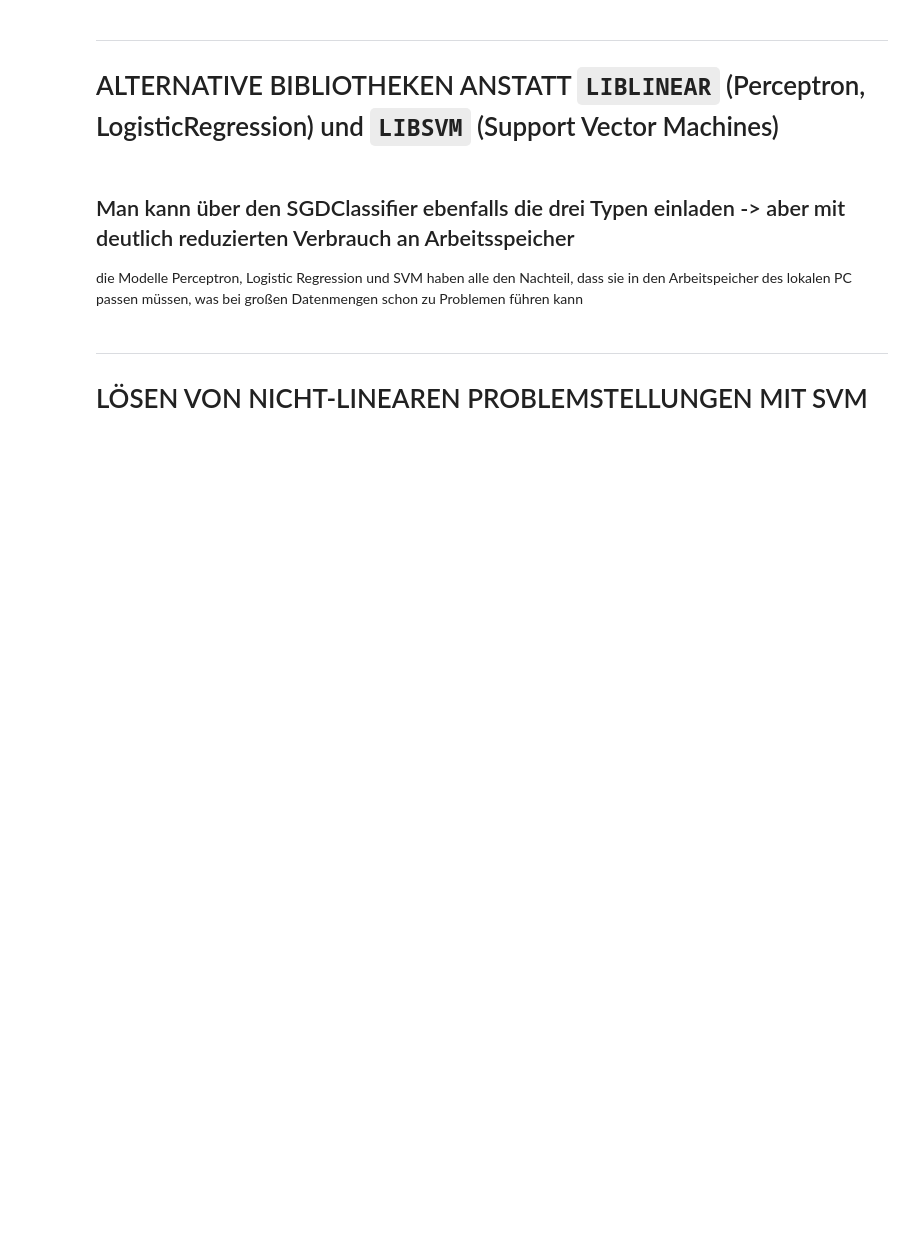
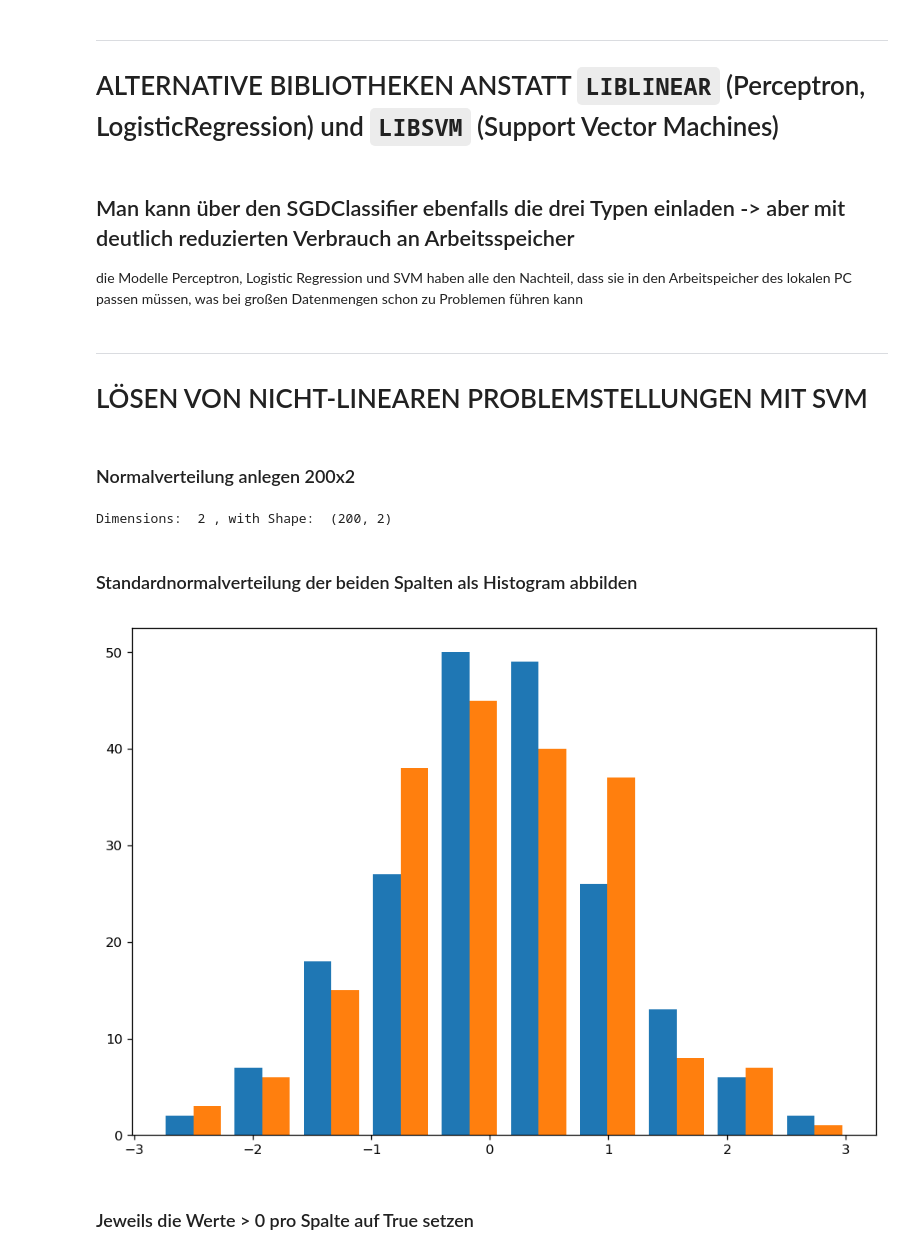
Before and after one commit to asw-analytics/ml_with_python, a Jupyter notebook: sklearn_SVM_classification_on_iris_dataset.ipynb, the cells around one changed output. Saved outputs shown, nothing was run; the diff lists cells and outputs as text; code cells hidden in the pictures; blank space fills up the shorter version.

```diff
--- a/sklearn_SVM_classification_on_iris_dataset.ipynb
+++ b/sklearn_SVM_classification_on_iris_dataset.ipynb
@@ -141,3 +141,21 @@ ppn = SGDClassifier(loss='perceptron')
 # %% [markdown]
 ---
 # LÖSEN VON NICHT-LINEAREN PROBLEMSTELLUNGEN MIT SVM
+# %% [markdown]
+### Normalverteilung anlegen 200x2
+# %%
+np.random.seed(1)
+X_xor = np.random.randn(200, 2)
+print("Dimensions: ", X_xor.ndim, ", with Shape: ", X_xor.shape)
+# %% [output]
+Dimensions:  2 , with Shape:  (200, 2)
+# %% [markdown]
+### Standardnormalverteilung der beiden Spalten als Histogram abbilden
+# %%
+figure(figsize=(10,7), dpi=120)
+plt.hist(X_xor)
+plt.show()
+# %% [output]
+[figure, added]
+# %% [markdown]
+### Jeweils die Werte > 0 pro Spalte auf True setzen
```
Also changed, not shown: parts of 12 cells of this notebook.
